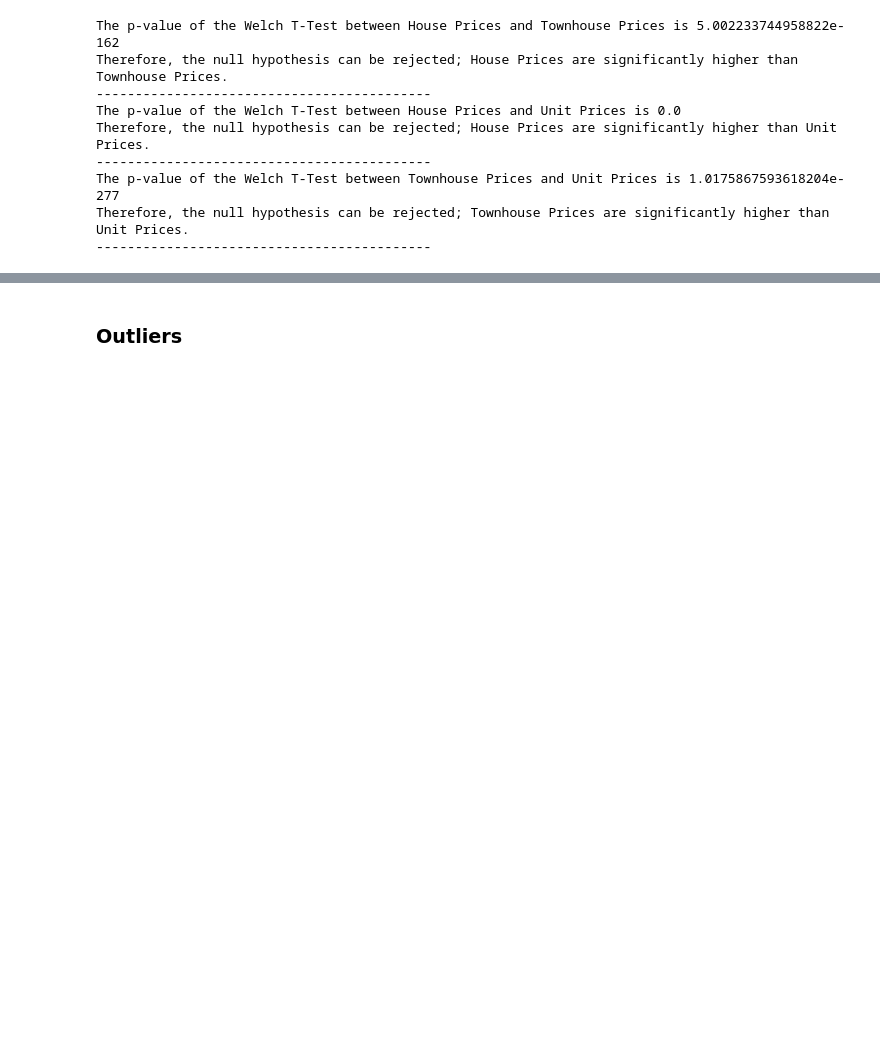
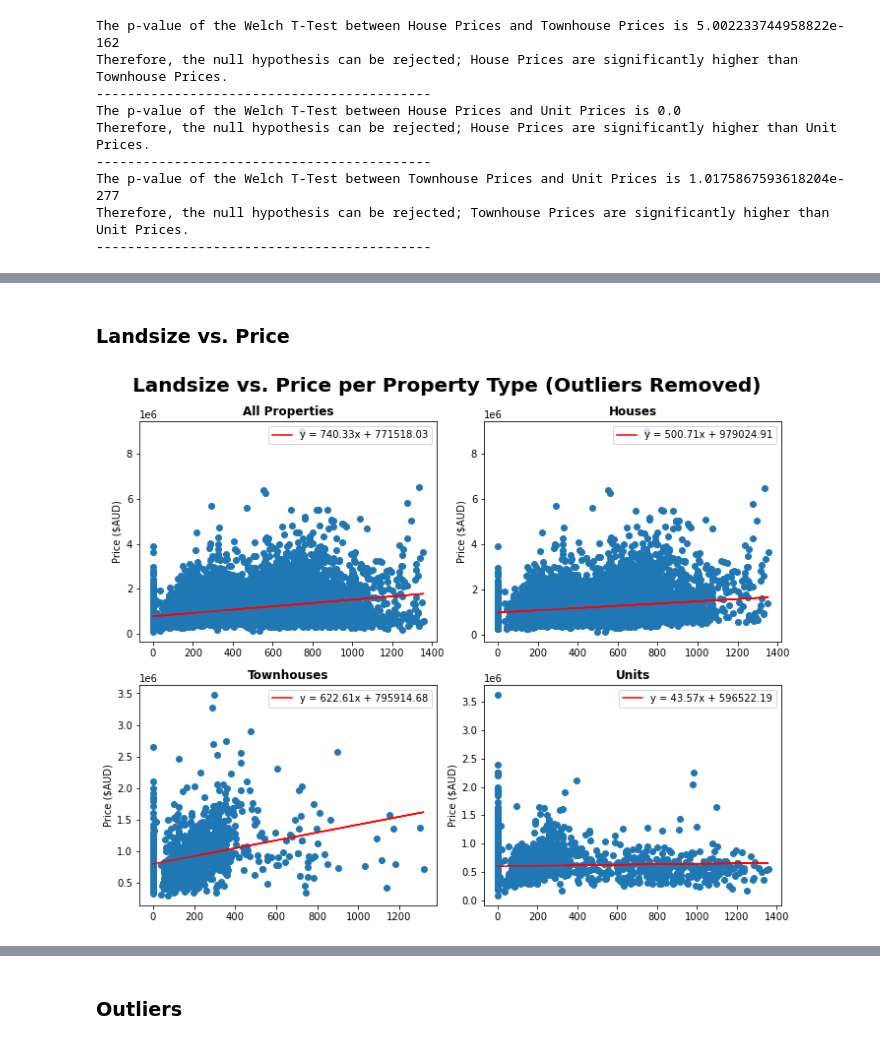
Before and after one commit to Kopixx/Project-1, a Jupyter notebook: Q1_data_exploration.ipynb, the cells around one changed output, grey strips where cells are left out. Saved outputs shown, nothing was run; the diff lists cells and outputs as text; code cells hidden in the pictures; blank space fills up the shorter version.

```diff
--- a/Q1_data_exploration.ipynb
+++ b/Q1_data_exploration.ipynb
@@ -544,0 +246,19 @@ Therefore, the null hypothesis can be rejected; Townhouse Prices are significant
+# %%
+#Reduce dataset
+landsize_df = melb_data[["Price", "Landsize", "Type"]]
+building_df = melb_data[["Price", "BuildingArea", "Type"]]
+rooms_df = melb_data[["Price", "Rooms", "Type"]]
+bedrooms_df = melb_data[["Price", "Bedroom2", "Type"]]
+bathrooms_df = melb_data[["Price", "Bathroom", "Type"]]
+cars_df = melb_data[["Price", "Car", "Type"]]
+year_df = melb_data[["Price", "YearBuilt", "Type"]]
+
+
+#Check for N/A Values
+print(f'There are {landsize_df["Landsize"].isnull().sum()} NA Landsize values.')
+print(f'There are {building_df["BuildingArea"].isnull().sum()} NA Building Area values.')
+print(f'There are {rooms_df["Rooms"].isnull().sum()} NA Room values.')
+print(f'There are {bedrooms_df["Bedroom2"].isnull().sum()} NA Bedroom values.')
+print(f'There are {bathrooms_df["Bathroom"].isnull().sum()} NA Bathroom values.')
+print(f'There are {cars_df["Car"].isnull().sum()} NA Car Spot values.')
+print(f'There are {year_df["YearBuilt"].isnull().sum()} NA Year Built values.')
@@ -544,0 +585,38 @@ Therefore, the null hypothesis can be rejected; Townhouse Prices are significant
+# %% [markdown]
+### Landsize vs. Price
+# %%
+#Collect the data
+house_landsize = landsize_no_out.loc[landsize_no_out["Type"] == "h", :]
+town_landsize = landsize_no_out.loc[landsize_no_out["Type"] == "t", :]
+unit_landsize = landsize_no_out.loc[landsize_no_out["Type"] == "u", :]
+
+landsize_data = [landsize_no_out, house_landsize, town_landsize, unit_landsize]
+landsize_titles = ["All Properties", "Houses", "Townhouses", "Units"]
+
+#Plot the 4 boxplots
+fig, axs = plt.subplots(2, 2, figsize=(10,8))
+fig.suptitle("Landsize vs. Price per Property Type (Outliers Removed)", fontsize = 20, fontweight = 'bold')
+
+for i, ax in enumerate(axs.flat):
+    #Calculate the linear regression
+    x_values = landsize_data[i].iloc[:,1]
+    y_values = landsize_data[i].iloc[:,0]
+    (slope, intercept, rvalue, pvalue, stderr) = st.linregress(x_values, y_values)
+    regress_values = x_values * slope + intercept
+
+    #Save the line equation
+    line_eq = "y = " + str(round(slope, 2)) + "x + " + str(round(intercept, 2))
+
+    #Plot the data
+    ax.scatter(x_values, y_values)
+    ax.set_title(landsize_titles[i], fontweight="bold")
+    ax.set_ylabel("Price ($AUD)")
+
+    #Add the regrssion line & equation
+    ax.plot(x_values, regress_values, "r-")
+    red_line = plt.Line2D([], [], color='red', label=line_eq)
+    ax.legend(handles=[red_line])
+
+plt.tight_layout()
+# %% [output]
+[figure, added]
```
Also changed, not shown: parts of 48 cells of this notebook.
